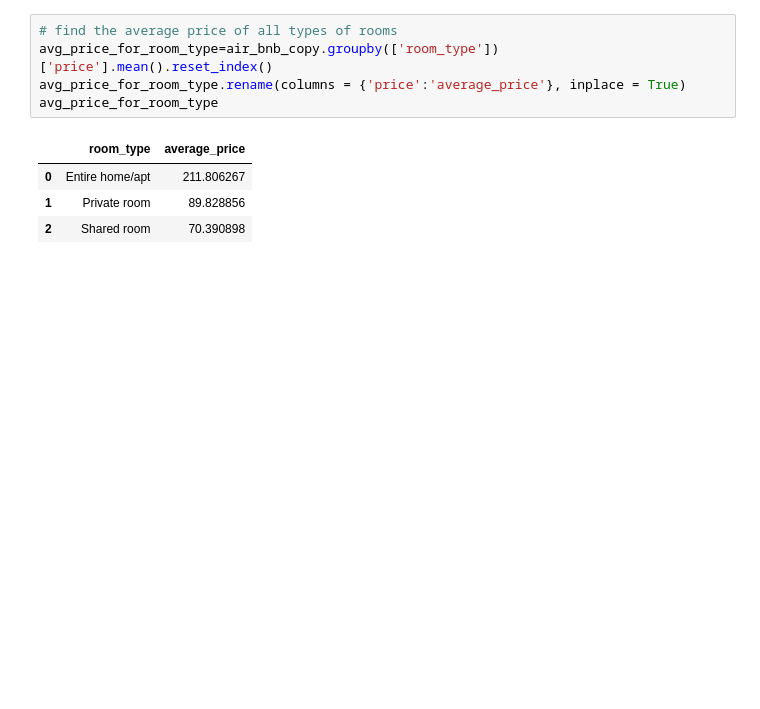
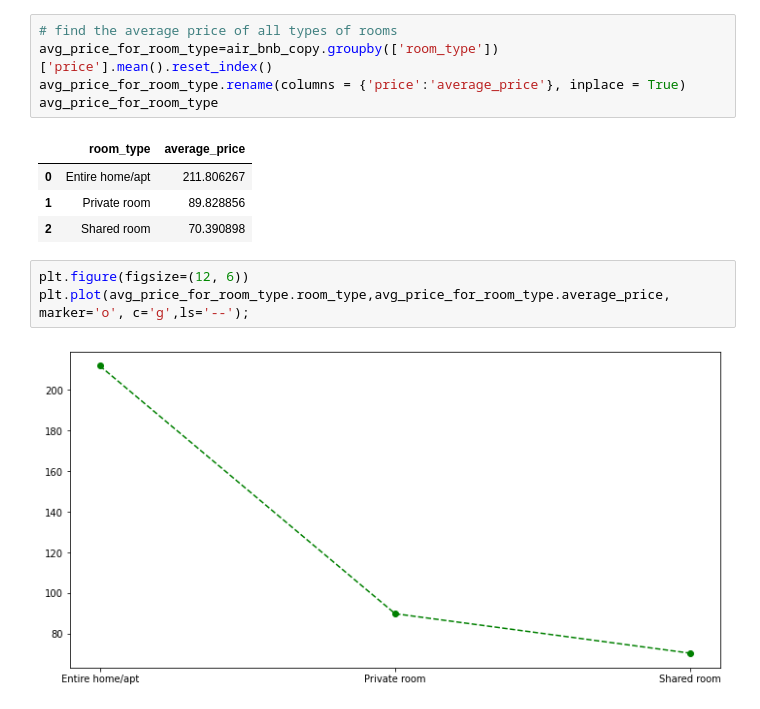
Before and after one commit to 1502harshitsharma/Airbnb-Data-Analysis, a Jupyter notebook: Airbnb_Data_Analysis.ipynb, the cells around one changed output. Drawn from its saved outputs; the diff is of its cells as text; blank space fills up the shorter version.

```diff
--- a/Airbnb_Data_Analysis.ipynb
+++ b/Airbnb_Data_Analysis.ipynb
@@ -383,3 +383,8 @@ avg_price_for_room_type
 | 0 | Entire home/apt | 211.806267 |
 | 1 | Private room | 89.828856 |
 | 2 | Shared room | 70.390898 |
+# %%
+plt.figure(figsize=(12, 6))
+plt.plot(avg_price_for_room_type.room_type,avg_price_for_room_type.average_price, marker='o', c='g',ls='--');
+# %% [output]
+[figure, added]
```
Also changed, not shown: parts of 1 cell of this notebook.
